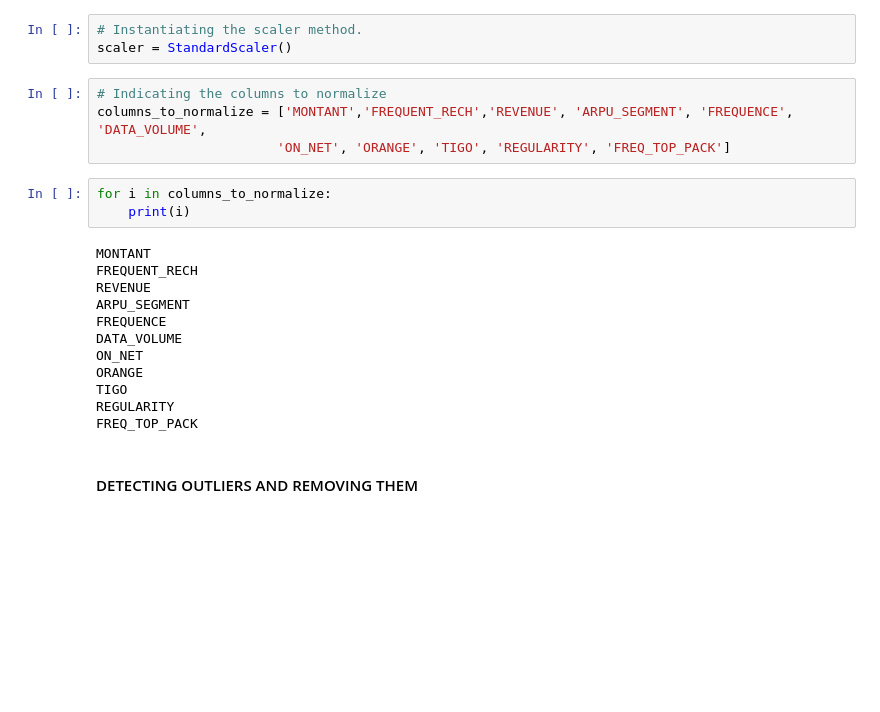
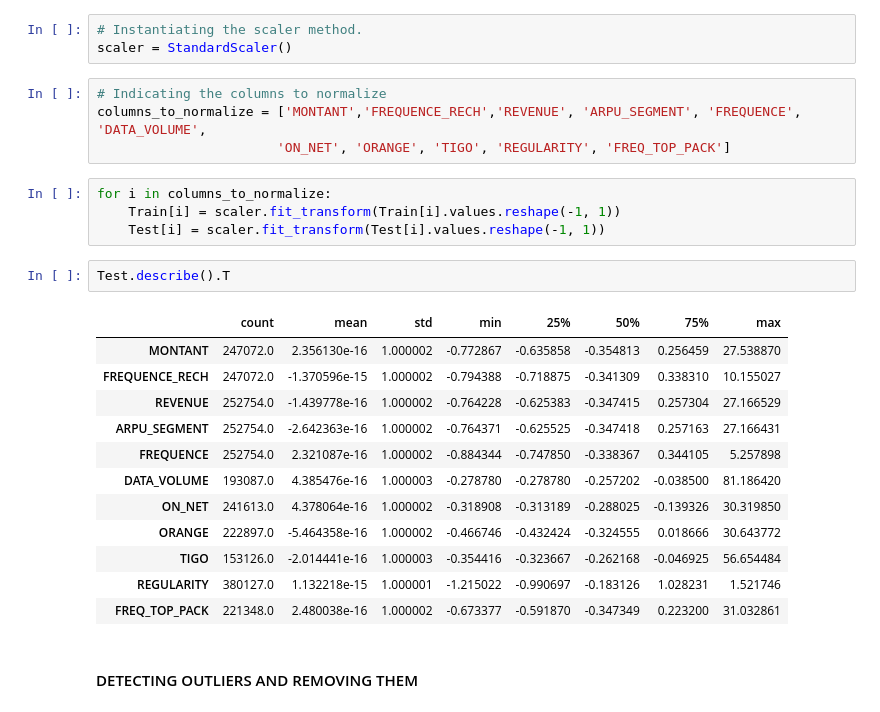
Before and after one commit to Kwabena-Kobiri/Expresso-prediction, a Jupyter notebook: Expresso_Churn_Prediction_With_Tensorflow.ipynb, the cells around one changed output. Drawn from its saved outputs; the diff is of its cells as text; blank space fills up the shorter version.

Commit message:
Normalized some column attributes using the StandardScaler method from sklearn

```diff
--- a/Expresso_Churn_Prediction_With_Tensorflow.ipynb
+++ b/Expresso_Churn_Prediction_With_Tensorflow.ipynb
@@ -319,23 +340,27 @@ from sklearn.preprocessing import StandardScaler
 scaler = StandardScaler()
 # %%
 # Indicating the columns to normalize
-columns_to_normalize = ['MONTANT','FREQUENT_RECH','REVENUE', 'ARPU_SEGMENT', 'FREQUENCE', 'DATA_VOLUME',
+columns_to_normalize = ['MONTANT','FREQUENCE_RECH','REVENUE', 'ARPU_SEGMENT', 'FREQUENCE', 'DATA_VOLUME',
                        'ON_NET', 'ORANGE', 'TIGO', 'REGULARITY', 'FREQ_TOP_PACK']
-# %%
-for i in columns_to_normalize:
-    print(i)
-# %% [output]
-MONTANT
-FREQUENT_RECH
-REVENUE
-ARPU_SEGMENT
-FREQUENCE
-DATA_VOLUME
-ON_NET
-ORANGE
-TIGO
-REGULARITY
-FREQ_TOP_PACK
+# %%
+for i in columns_to_normalize:
+    Train[i] = scaler.fit_transform(Train[i].values.reshape(-1, 1))
+    Test[i] = scaler.fit_transform(Test[i].values.reshape(-1, 1))
+# %%
+Test.describe().T
+# %% [output]
+|  | count | mean | std | min | 25% | 50% | 75% | max |
+| MONTANT | 247072.0 | 2.356130e-16 | 1.000002 | -0.772867 | -0.635858 | -0.354813 | 0.256459 | 27.538870 |
+| FREQUENCE_RECH | 247072.0 | -1.370596e-15 | 1.000002 | -0.794388 | -0.718875 | -0.341309 | 0.338310 | 10.155027 |
+| REVENUE | 252754.0 | -1.439778e-16 | 1.000002 | -0.764228 | -0.625383 | -0.347415 | 0.257304 | 27.166529 |
+| ARPU_SEGMENT | 252754.0 | -2.642363e-16 | 1.000002 | -0.764371 | -0.625525 | -0.347418 | 0.257163 | 27.166431 |
+| FREQUENCE | 252754.0 | 2.321087e-16 | 1.000002 | -0.884344 | -0.747850 | -0.338367 | 0.344105 | 5.257898 |
+| DATA_VOLUME | 193087.0 | 4.385476e-16 | 1.000003 | -0.278780 | -0.278780 | -0.257202 | -0.038500 | 81.186420 |
+| ON_NET | 241613.0 | 4.378064e-16 | 1.000002 | -0.318908 | -0.313189 | -0.288025 | -0.139326 | 30.319850 |
+| ORANGE | 222897.0 | -5.464358e-16 | 1.000002 | -0.466746 | -0.432424 | -0.324555 | 0.018666 | 30.643772 |
+| TIGO | 153126.0 | -2.014441e-16 | 1.000003 | -0.354416 | -0.323667 | -0.262168 | -0.046925 | 56.654484 |
+| REGULARITY | 380127.0 | 1.132218e-15 | 1.000001 | -1.215022 | -0.990697 | -0.183126 | 1.028231 | 1.521746 |
+| FREQ_TOP_PACK | 221348.0 | 2.480038e-16 | 1.000002 | -0.673377 | -0.591870 | -0.347349 | 0.223200 | 31.032861 |
 # %% [markdown]
 #### DETECTING OUTLIERS AND REMOVING THEM
 # %% [markdown]
```
Also changed, not shown: parts of 3 cells of this notebook.
